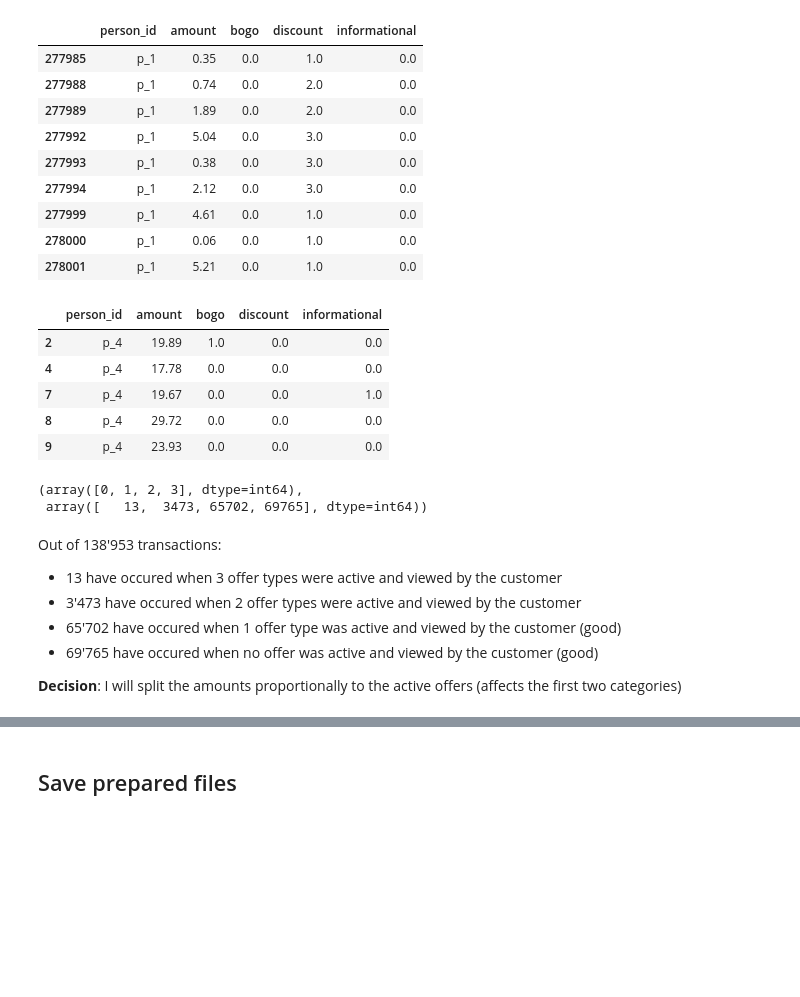
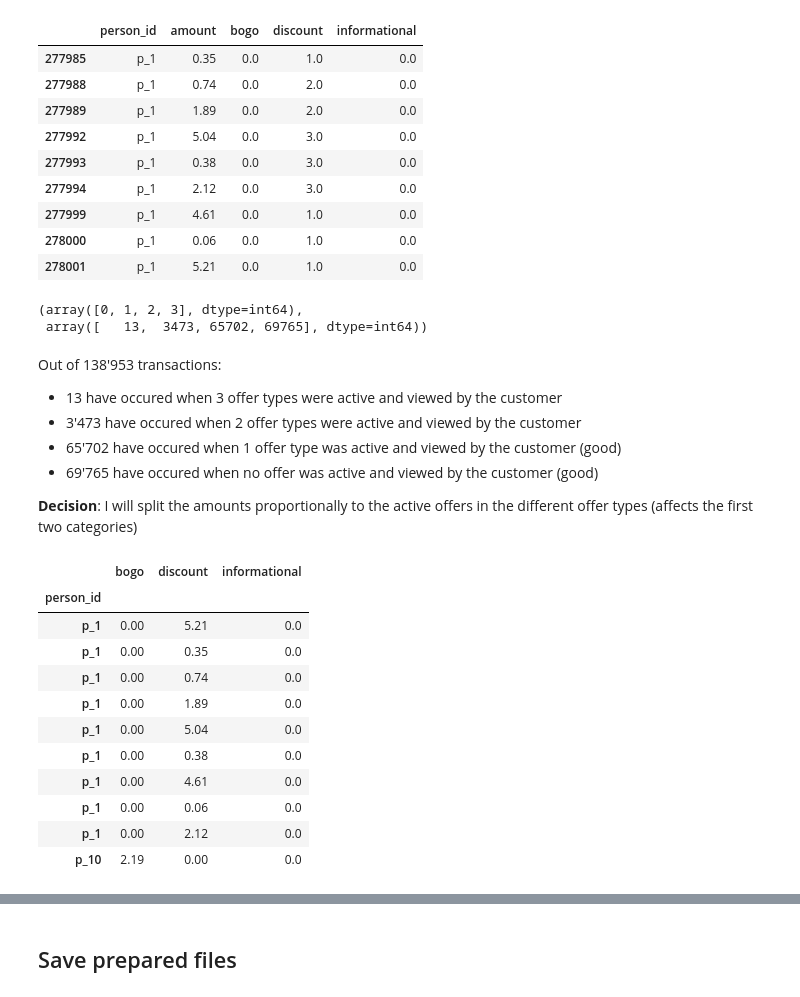
Before and after one commit to rbuerki/segmentation-challenge-starbucks, a Jupyter notebook: 1-data_prep.ipynb, the cells around one changed output, grey strips where cells are left out. Saved outputs shown, nothing was run; the diff lists cells and outputs as text; code cells hidden in the pictures; blank space fills up the shorter version.

```diff
--- a/1-data_prep.ipynb
+++ b/1-data_prep.ipynb
@@ -914,15 +918,6 @@ display(promo_amount.loc[promo_amount['person_id'] == 'p_1'])
 | 277999 | p_1 | 4.61 | 0.0 | 1.0 | 0.0 |
 | 278000 | p_1 | 0.06 | 0.0 | 1.0 | 0.0 |
 | 278001 | p_1 | 5.21 | 0.0 | 1.0 | 0.0 |
-# %%
-display(promo_amount.head())
-# %% [output]
-|  | person_id | amount | bogo | discount | informational |
-| 2 | p_4 | 19.89 | 1.0 | 0.0 | 0.0 |
-| 4 | p_4 | 17.78 | 0.0 | 0.0 | 0.0 |
-| 7 | p_4 | 19.67 | 0.0 | 0.0 | 1.0 |
-| 8 | p_4 | 29.72 | 0.0 | 0.0 | 0.0 |
-| 9 | p_4 | 23.93 | 0.0 | 0.0 | 0.0 |
 # %%
 # check how many transactions are flagged for multiple offer types
 np.unique(promo_amount[promo_amount == 0].count(axis=1), return_counts=True)
@@ -936,4 +931,4 @@ Out of 138'953 transactions:
 - 65'702 have occured when 1 offer type was active and viewed by the customer (good)
 - 69'765 have occured when no offer was active and viewed by the customer (good)
 
-**Decision**: I will split the amounts proportionally to the active offers (affects the first two categories)
+**Decision**: I will split the amounts proportionally to the active offers in the different offer types (affects the first two categories)
@@ -941,0 +935,55 @@ test_df = promo_amount.iloc[:10,]
+# %%
+# define function
+
+def split_amounts_to_offers(df):
+    """Split transaction amount proportional to number of flagged offer types
+    for that transaction. Return new DataFrame.
+
+    ARGUMENTS:
+        - df: dataframe with transaction amounts and numbers per offer type
+
+    RETURNS:
+        - amounts_df: dataframe, amounts split on offer types
+
+
+    """
+
+    split_amounts = []
+
+    for row in tqdm(df.itertuples(index=True)):
+        trans_sum = np.sum(row[3:6])
+        if trans_sum > 0:
+            a_bogo = (row[3] / trans_sum) * row[2]
+            a_discount = (row[4] / trans_sum) * row[2]
+            a_info = (row[5] / trans_sum) * row[2]
+
+
+            split_amounts.append({'person_id' : row[1],
+                              'bogo' : a_bogo,
+                              'discount' : a_discount,
+                              'informational' : a_info,
+                             })
+
+    amounts_df = pd.DataFrame(split_amounts, columns = ['person_id',
+                                                      'bogo',
+                                                      'discount',
+                                                      'informational']).set_index('person_id').sort_index()
+
+    return amounts_df
+# %%
+# call function and check result
+amounts_per_offer_type = split_amounts_to_offers(promo_amount)
+display(amounts_per_offer_type.head(10))
+# %% [output]
+|  | bogo | discount | informational |
+| person_id |  |  |  |
+| p_1 | 0.00 | 5.21 | 0.0 |
+| p_1 | 0.00 | 0.35 | 0.0 |
+| p_1 | 0.00 | 0.74 | 0.0 |
+| p_1 | 0.00 | 1.89 | 0.0 |
+| p_1 | 0.00 | 5.04 | 0.0 |
+| p_1 | 0.00 | 0.38 | 0.0 |
+| p_1 | 0.00 | 4.61 | 0.0 |
+| p_1 | 0.00 | 0.06 | 0.0 |
+| p_1 | 0.00 | 2.12 | 0.0 |
+| p_10 | 2.19 | 0.00 | 0.0 |
```
Also changed, not shown: parts of 13 cells of this notebook, 5 other files.
